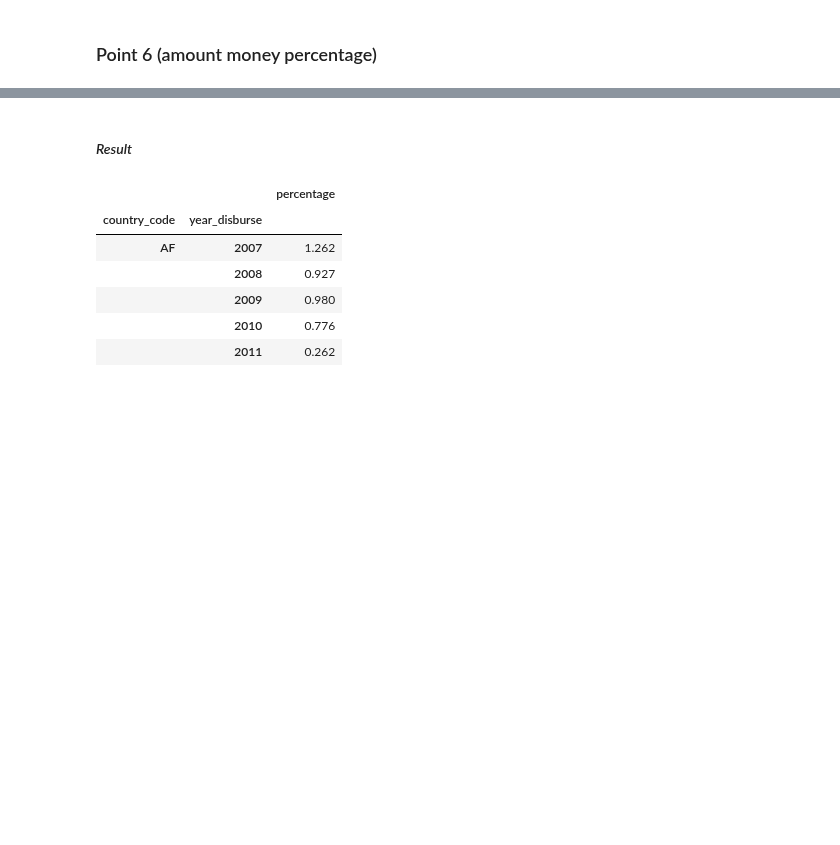
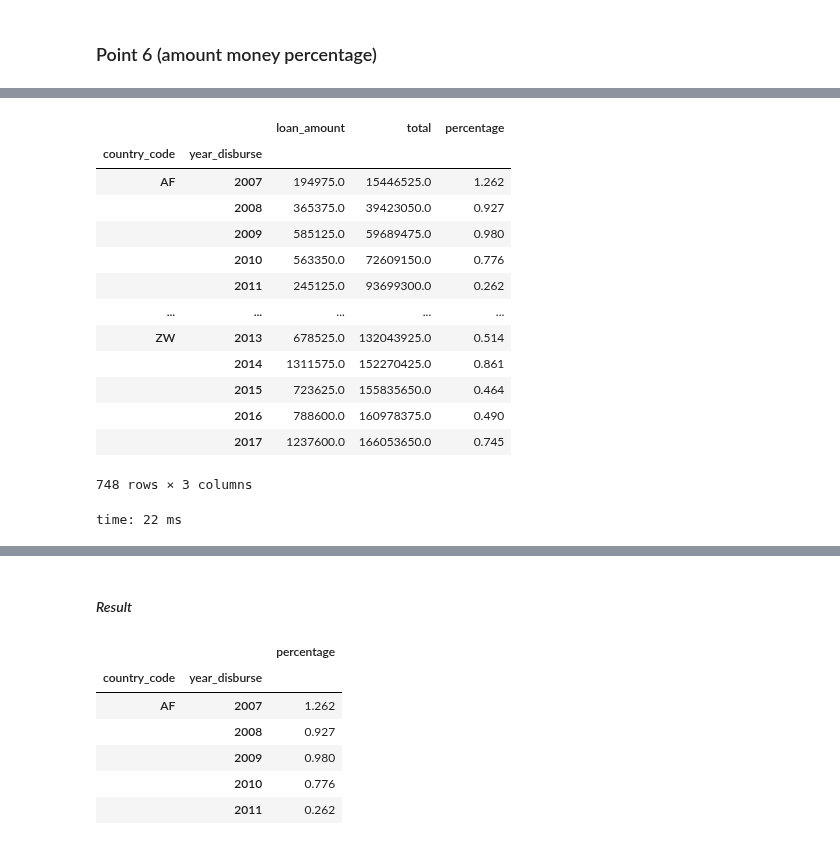
Before and after one commit to gaveter/Project_cs, a Jupyter notebook: Project.ipynb, the cells around one changed output, grey strips where cells are left out. Saved outputs shown, nothing was run; the diff lists cells and outputs as text; code cells hidden in the pictures; blank space fills up the shorter version.

```diff
--- a/Project.ipynb
+++ b/Project.ipynb
@@ -537,3 +549,21 @@ time: 6.95 ms
+# %%
+amount_state_year_perc
+# %% [output]
+|  |  | loan_amount | total | percentage |
+| country_code | year_disburse |  |  |  |
+| AF | 2007 | 194975.0 | 15446525.0 | 1.262 |
+|  | 2008 | 365375.0 | 39423050.0 | 0.927 |
+|  | 2009 | 585125.0 | 59689475.0 | 0.980 |
+|  | 2010 | 563350.0 | 72609150.0 | 0.776 |
+|  | 2011 | 245125.0 | 93699300.0 | 0.262 |
+| ... | ... | ... | ... | ... |
+| ZW | 2013 | 678525.0 | 132043925.0 | 0.514 |
+|  | 2014 | 1311575.0 | 152270425.0 | 0.861 |
+|  | 2015 | 723625.0 | 155835650.0 | 0.464 |
+|  | 2016 | 788600.0 | 160978375.0 | 0.490 |
+|  | 2017 | 1237600.0 | 166053650.0 | 0.745 |
+748 rows × 3 columns
+time: 22 ms
 # %%
 amount_state_year_perc.drop(columns='total',inplace=True)
 amount_state_year_perc.rename(columns={'loan_amount':'borrowed'},inplace=True)
```
Also changed, not shown: parts of 139 cells of this notebook.
